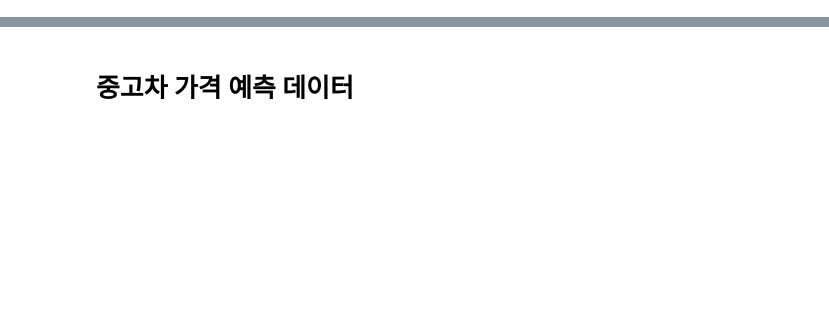
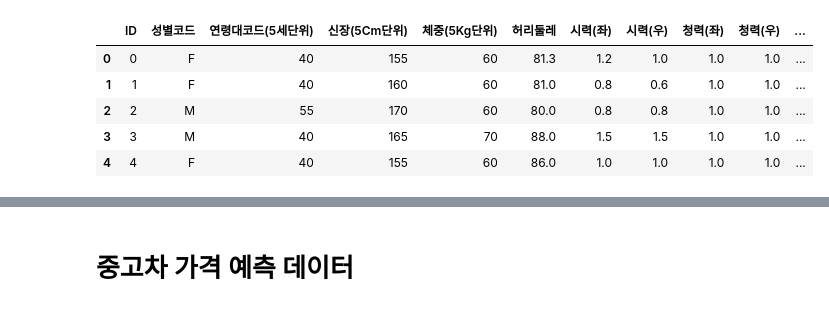
Before and after one commit to hyeongjin-kim-dev/Myworkspace, a Jupyter notebook: CodingTest & BigdataCertification/작업형 2 연습노트.ipynb, the cells around one changed output, grey strips where cells are left out. Cells and saved outputs as stored; diff of their text form; code cells hidden in the pictures; blank space fills up the shorter version.

```diff
--- a/CodingTest & BigdataCertification/작업형 2 연습노트.ipynb
+++ b/CodingTest & BigdataCertification/작업형 2 연습노트.ipynb
@@ -226,0 +435,97 @@ output.head()
+# %%
+import pandas as pd
+from sklearn.preprocessing import StandardScaler,RobustScaler,MinMaxScaler
+from sklearn.metrics import classification_report,roc_auc_score
+from sklearn.model_selection import train_test_split
+
+from sklearn.ensemble import RandomForestClassifier
+from xgboost import XGBClassifier
+from sklearn.svm import SVC
+from sklearn.tree import DecisionTreeClassifier
+
+#데이터 로드
+x_train = pd.read_csv("https://raw.githubusercontent.com/Datamanim/datarepo/main/smoke/x_train.csv")
+y_train = pd.read_csv("https://raw.githubusercontent.com/Datamanim/datarepo/main/smoke/y_train.csv")
+x_test= pd.read_csv("https://raw.githubusercontent.com/Datamanim/datarepo/main/smoke/x_test.csv")
+y_test = pd.read_csv("https://raw.githubusercontent.com/Datamanim/datarepo/main/smoke/y_test.csv")
+
+display(x_train.head())
+display(y_train.head())
+
+print(x_train.info())
+print(x_train.describe())
+
+x_test_id = x_test.pop('ID')
+x_train.drop('ID',axis=1,inplace=True)
+y = y_train['흡연상태']
+
+x_train = pd.get_dummies(x_train)
+x_test = pd.get_dummies(x_test)
+
+scaler = StandardScaler()
+x_train = scaler.fit_transform(x_train)
+x_test = scaler.fit_transform(x_test)
+
+x_tr,x_te,y_tr,y_te = train_test_split(x_train,y,test_size=0.2)
+
+model_rf = RandomForestClassifier()
+model_rf.fit(x_tr,y_tr)
+pred_rf = model_rf.predict(x_te)
+score_rf = model_rf.score(x_te,y_te)
+
+model_xgb = XGBClassifier()
+model_xgb.fit(x_tr,y_tr)
+pred_xgb = model_xgb.predict(x_te)
+score_xgb = model_xgb.score(x_te,y_te)
+
+model_svc = SVC()
+model_svc.fit(x_tr,y_tr)
+pred_svc = model_svc.predict(x_te)
+score_svc = model_svc.score(x_te,y_te)
+
+model_dc = DecisionTreeClassifier()
+model_dc.fit(x_tr,y_tr)
+pred_dc = model_dc.predict(x_te)
+score_dc = model_dc.score(x_te,y_te)
+
+print(score_rf,score_xgb,score_svc,score_dc)
+
+report_rf = classification_report(y_te,pred_rf)
+report_xgb = classification_report(y_te,pred_xgb)
+report_svc = classification_report(y_te,pred_svc)
+report_dc = classification_report(y_te,pred_dc)
+
+print(report_rf)
+print('-'*80)
+print(report_xgb)
+print('-'*80)
+print(report_svc)
+print('-'*80)
+print(report_dc)
+print('-'*80)
+
+final_pred1 = model_rf.predict(x_test)
+final_pred2 = model_xgb.predict(x_test)
+final_pred3 = model_svc.predict(x_test)
+final_pred4 = model_dc.predict(x_test)
+
+print(roc_auc_score(y_test['흡연상태'],final_pred1))
+print('-'*80)
+print(roc_auc_score(y_test['흡연상태'],final_pred2))
+print('-'*80)
+print(roc_auc_score(y_test['흡연상태'],final_pred3))
+print('-'*80)
+print(roc_auc_score(y_test['흡연상태'],final_pred4))
+print('-'*80)
+
+
+final_pred = model_rf.predict(x_test)
+output = pd.DataFrame({'ID': x_test_id,'흡연상태':final_pred})
+output.head(10)
+# %% [output]
+|  | ID | 성별코드 | 연령대코드(5세단위) | 신장(5Cm단위) | 체중(5Kg단위) | 허리둘레 | 시력(좌) | 시력(우) | 청력(좌) | 청력(우) | ... |
+| 0 | 0 | F | 40 | 155 | 60 | 81.3 | 1.2 | 1.0 | 1.0 | 1.0 | ... |
+| 1 | 1 | F | 40 | 160 | 60 | 81.0 | 0.8 | 0.6 | 1.0 | 1.0 | ... |
+| 2 | 2 | M | 55 | 170 | 60 | 80.0 | 0.8 | 0.8 | 1.0 | 1.0 | ... |
+| 3 | 3 | M | 40 | 165 | 70 | 88.0 | 1.5 | 1.5 | 1.0 | 1.0 | ... |
+| 4 | 4 | F | 40 | 155 | 60 | 86.0 | 1.0 | 1.0 | 1.0 | 1.0 | ... |
```
Also changed, not shown: parts of 76 cells of this notebook, 1 other file.
